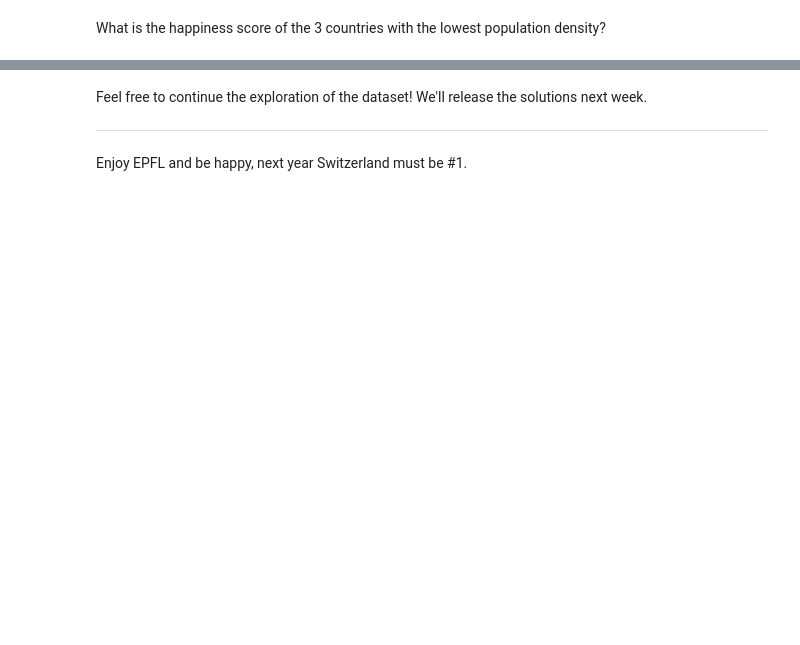
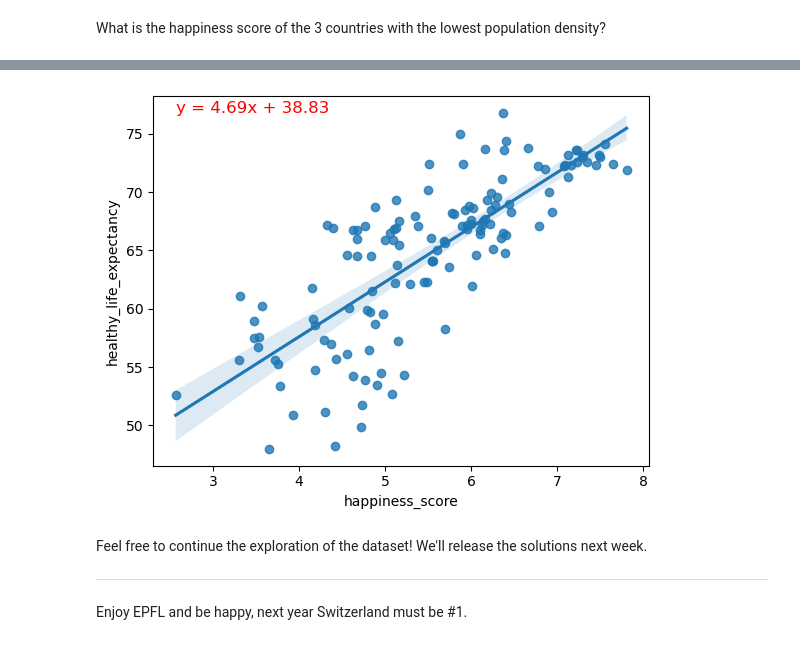
Before and after one commit to epfl-ada/2024, a Jupyter notebook: Exercises/01 - Handling data/Happiness.ipynb, the cells around one changed output, grey strips where cells are left out. Drawn from its saved outputs; the diff is of its cells as text; code cells hidden in the pictures; blank space fills up the shorter version.

```diff
--- a/Exercises/01 - Handling data/Happiness.ipynb
+++ b/Exercises/01 - Handling data/Happiness.ipynb
@@ -117,3 +313,27 @@ Plot in a scatter plot the happiness score (x) and healty life expectancy (y).
+# %%
+#BONUS
+
+import seaborn as sns
+from scipy import stats
+
+# Perform linear regression using scipy
+slope, intercept, r_value, p_value, std_err = stats.linregress(country_features['happiness_score'], country_features['healthy_life_expectancy'])
+
+# Create scatter plot with regression line using seaborn
+sns.regplot(x='happiness_score', y='healthy_life_expectancy', data=country_features)
+
+# Display the regression equation on the plot
+equation = f'y = {slope:.2f}x + {intercept:.2f}'
+plt.text(x=country_features['happiness_score'].min(),
+         y=country_features['healthy_life_expectancy'].max(),
+         s=equation,
+         color='red',
+         fontsize=12)
+
+# Show the plot
+plt.show()
+# %% [output]
+[figure, added]
 # %% [markdown]
 Feel free to continue the exploration of the dataset! We'll release the solutions next week.
 
```
Also changed, not shown: parts of 34 cells of this notebook, 3 other files.
